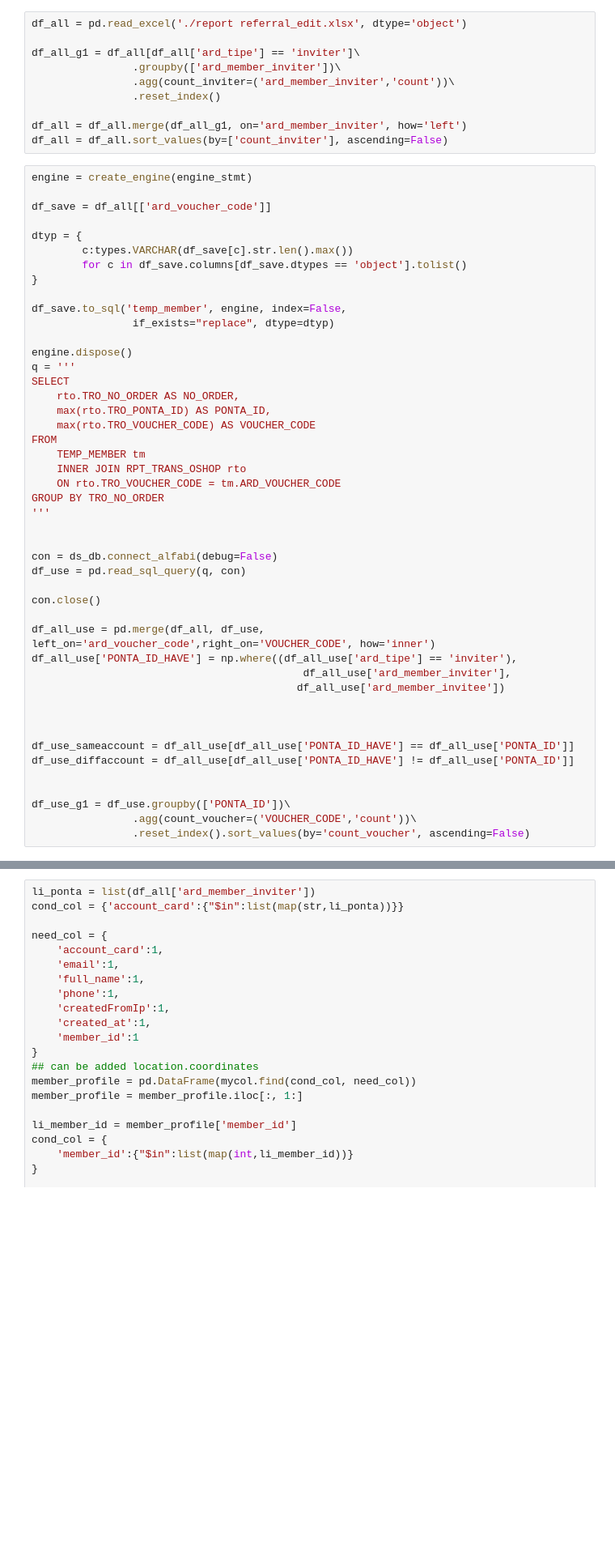
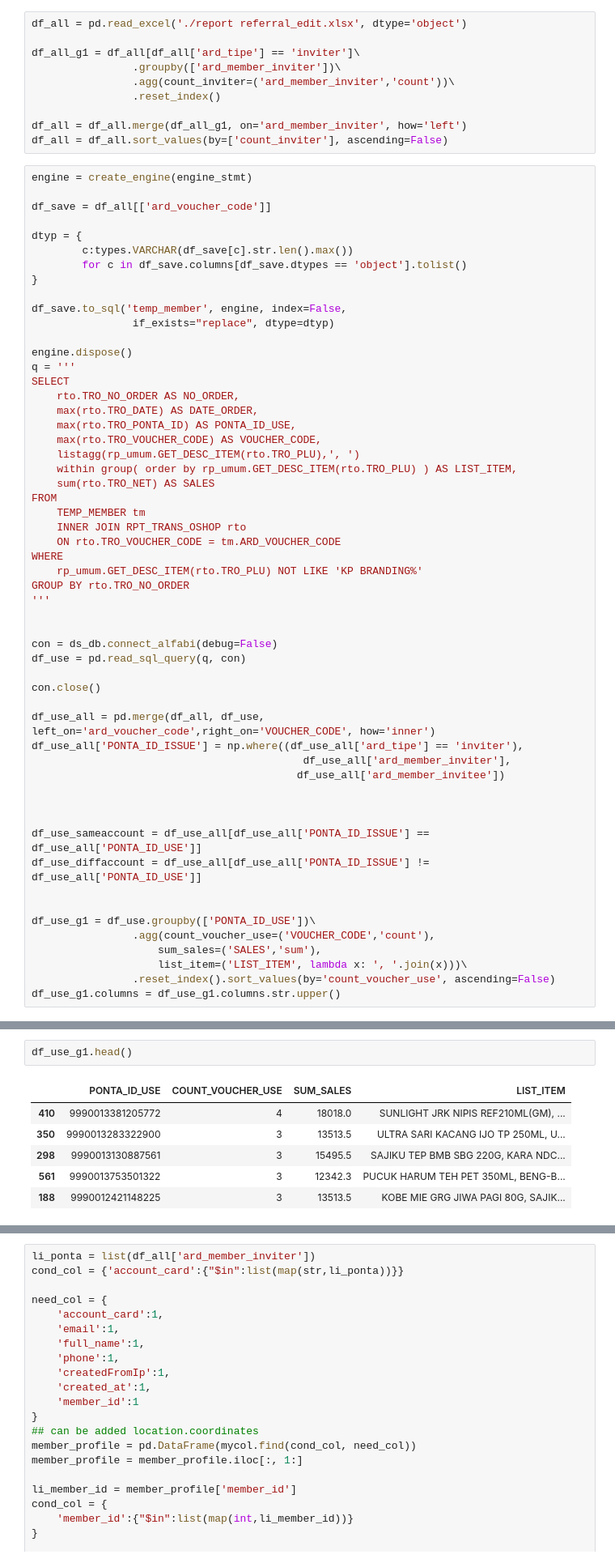
Before and after one commit to akhiyarwaladi/alfagift_alert, a Jupyter notebook: referal_voucher_lookup.ipynb, the cells around one changed output, grey strips where cells are left out. Shown at 81% size. Saved outputs shown, nothing was run; the diff lists cells and outputs as text; blank space fills up the shorter version.

```diff
--- a/referal_voucher_lookup.ipynb
+++ b/referal_voucher_lookup.ipynb
@@ -140,13 +140,19 @@ engine.dispose()
 q = '''
 SELECT
     rto.TRO_NO_ORDER AS NO_ORDER,
-    max(rto.TRO_PONTA_ID) AS PONTA_ID,
-    max(rto.TRO_VOUCHER_CODE) AS VOUCHER_CODE
+    max(rto.TRO_DATE) AS DATE_ORDER,
+    max(rto.TRO_PONTA_ID) AS PONTA_ID_USE,
+    max(rto.TRO_VOUCHER_CODE) AS VOUCHER_CODE,
+    listagg(rp_umum.GET_DESC_ITEM(rto.TRO_PLU),', ')
+    within group( order by rp_umum.GET_DESC_ITEM(rto.TRO_PLU) ) AS LIST_ITEM,
+    sum(rto.TRO_NET) AS SALES
 FROM
     TEMP_MEMBER tm
     INNER JOIN RPT_TRANS_OSHOP rto
     ON rto.TRO_VOUCHER_CODE = tm.ARD_VOUCHER_CODE
-GROUP BY TRO_NO_ORDER
+WHERE
+	rp_umum.GET_DESC_ITEM(rto.TRO_PLU) NOT LIKE 'KP BRANDING%'
+GROUP BY rto.TRO_NO_ORDER
 '''
 
 
@@ -155,17 +161,20 @@ df_use = pd.read_sql_query(q, con)
 
 con.close()
 
-df_all_use = pd.merge(df_all, df_use, left_on='ard_voucher_code',right_on='VOUCHER_CODE', how='inner')
-df_all_use['PONTA_ID_HAVE'] = np.where((df_all_use['ard_tipe'] == 'inviter'),
-                                           df_all_use['ard_member_inviter'],
-                                          df_all_use['ard_member_invitee'])
+df_use_all = pd.merge(df_all, df_use, left_on='ard_voucher_code',right_on='VOUCHER_CODE', how='inner')
+df_use_all['PONTA_ID_ISSUE'] = np.where((df_use_all['ard_tipe'] == 'inviter'),
+                                           df_use_all['ard_member_inviter'],
+                                          df_use_all['ard_member_invitee'])
 
 
 
-df_use_sameaccount = df_all_use[df_all_use['PONTA_ID_HAVE'] == df_all_use['PONTA_ID']]
-df_use_diffaccount = df_all_use[df_all_use['PONTA_ID_HAVE'] != df_all_use['PONTA_ID']]
+df_use_sameaccount = df_use_all[df_use_all['PONTA_ID_ISSUE'] == df_use_all['PONTA_ID_USE']]
+df_use_diffaccount = df_use_all[df_use_all['PONTA_ID_ISSUE'] != df_use_all['PONTA_ID_USE']]
 
 
-df_use_g1 = df_use.groupby(['PONTA_ID'])\
-                .agg(count_voucher=('VOUCHER_CODE','count'))\
-                .reset_index().sort_values(by='count_voucher', ascending=False)
+df_use_g1 = df_use.groupby(['PONTA_ID_USE'])\
+                .agg(count_voucher_use=('VOUCHER_CODE','count'),
+                    sum_sales=('SALES','sum'),
+                    list_item=('LIST_ITEM', lambda x: ', '.join(x)))\
+                .reset_index().sort_values(by='count_voucher_use', ascending=False)
+df_use_g1.columns = df_use_g1.columns.str.upper()
@@ -175,0 +181,9 @@ df_use_g1['count_voucher'].max()
+# %%
+df_use_g1.head()
+# %% [output]
+|  | PONTA_ID_USE | COUNT_VOUCHER_USE | SUM_SALES | LIST_ITEM |
+| 410 | 9990013381205772 | 4 | 18018.0 | SUNLIGHT JRK NIPIS REF210ML(GM), ... |
+| 350 | 9990013283322900 | 3 | 13513.5 | ULTRA SARI KACANG IJO TP 250ML, U... |
+| 298 | 9990013130887561 | 3 | 15495.5 | SAJIKU TEP BMB SBG 220G, KARA NDC... |
+| 561 | 9990013753501322 | 3 | 12342.3 | PUCUK HARUM TEH PET 350ML, BENG-B... |
+| 188 | 9990012421148225 | 3 | 13513.5 | KOBE MIE GRG JIWA PAGI 80G, SAJIK... |
```
Also changed, not shown: parts of 23 cells of this notebook.
